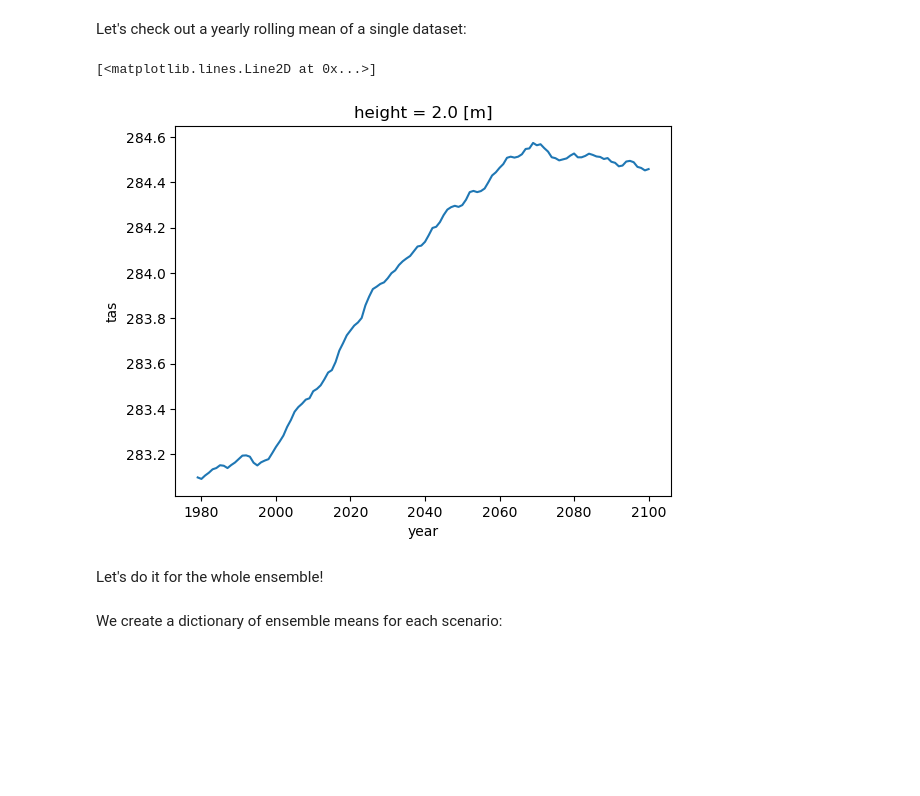
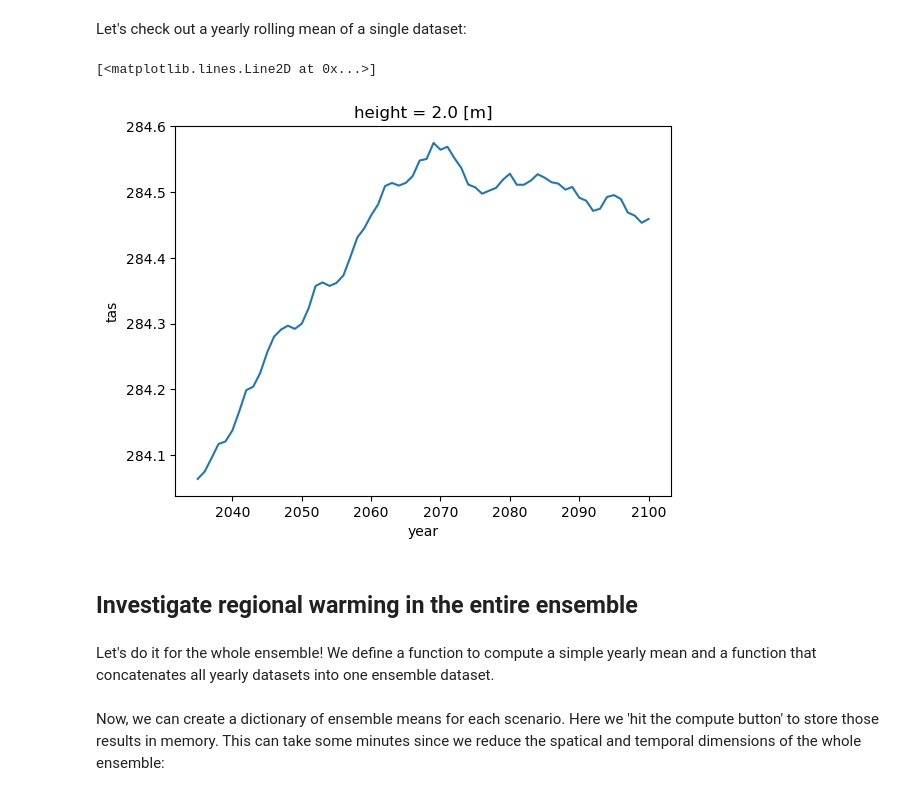
Before and after one commit to WCRP-CORDEX/cordex-tutorials, a Jupyter notebook: tutorials/aws-access.ipynb, the cells around one changed output. Cells and saved outputs as stored; diff of their text form; code cells hidden in the pictures; blank space fills up the shorter version.

```diff
--- a/tutorials/aws-access.ipynb
+++ b/tutorials/aws-access.ipynb
@@ -153,7 +153,9 @@ ds.close()
 # %% [markdown]
 We can also use intake to open a collection of datasets into a dictionary. E.g., to open up all 2m temperature datasets, we search for them in the catalog:
 # %%
-subset = cat.search(variable_id="tas", experiment_id=['historical', 'rcp26', 'rcp45', 'rcp85'])
+subset = cat.search(
+    variable_id="tas", experiment_id=["historical", "rcp26", "rcp45", "rcp85"]
+)
 subset
 # %% [output]
 cordex-cmip5 catalog with 165 dataset(s) from 165 asset(s):
@@ -184,7 +193,7 @@ dsets = subset.to_dataset_dict(
 # %% [markdown]
 There are different numbers of datsets for each scenario. For later computations, it's useful to sort those datasets out. We will also combine scenario data with historical data so we can make a running mean easily.
 # %%
-from collections import defaultdict
+from collections import defaultdict, OrderedDict
 
 import tqdm
 
@@ -205,10 +214,25 @@ def sort_datasets(dsets):
         if hist_id not in dsets.keys():
             print(f"historical not found: {hist_id}")
             continue
-            #results[exp_id][new_id] = v
+            # results[exp_id][new_id] = v
         else:
-            results[exp_id][new_id] = xr.concat([dsets[hist_id][['tas']], ds[['tas']]], dim="time")
+            results[exp_id][new_id] = xr.concat(
+                [dsets[hist_id][["tas"]], ds[["tas"]]], dim="time"
+            )
     return results
 
 
+def sort_datasets(dsets):
+    results = defaultdict(dict)
+    for dset_id, ds in tqdm.tqdm(dsets.items()):
+        exp_id = dset_id.split(".")[4]
+        new_id = dset_id.replace(f"{exp_id}.", "")
+        if exp_id != "historical":
+            ds = ds.sel(time=slice("2006", "2100"))
+        else:
+            ds = ds.sel(time=slice("1950", "2005"))
+        results[exp_id][new_id] = ds
+    return OrderedDict(sorted(results.items()))
+
+
 dsets_sorted = sort_datasets(dsets)
@@ -224,12 +340,16 @@ historical not found: cordex.EUR-11.CLMcom.MIROC-MIROC5.historical.r1i1p1.CCLM4-
 # %% [markdown]
 Let's check out a yearly rolling mean of a single dataset:
 # %%
-dsets_sorted['rcp26']['cordex.EUR-11.CLMcom.ICHEC-EC-EARTH.r12i1p1.CCLM4-8-17.v1.mon'].sel(time=slice("1950", "2100")).groupby("time.year").mean().cf.mean(('X', 'Y')).rolling(year=30).mean().tas.plot()
+dsets_sorted["rcp26"][
+    "cordex.EUR-11.CLMcom.ICHEC-EC-EARTH.r12i1p1.CCLM4-8-17.v1.mon"
+].tas.groupby("time.year").mean().cf.mean(("X", "Y")).rolling(year=30).mean().plot()
 # %% [output]
 [<matplotlib.lines.Line2D at 0x...>]
-[figure, old version]
+[figure, new version]
+# %% [markdown]
+## Investigate regional warming in the entire ensemble
 # %% [markdown]
-Let's do it for the whole ensemble!
+Let's do it for the whole ensemble! We define a function to compute a simple yearly mean and a function that concatenates all yearly datasets into one ensemble dataset.
 # %%
 xr.set_options(keep_attrs=True)
 
@@ -245,5 +370,5 @@ def ensemble_mean(dsets):
 # %% [markdown]
-We create a dictionary of ensemble means for each scenario:
+Now, we can create a dictionary of ensemble means for each scenario. Here we 'hit the compute button' to store those results in memory. This can take some minutes since we reduce the spatical and temporal dimensions of the whole ensemble:
 # %%
 %time ensembles = {exp_id: ensemble_mean(dsets).compute() for exp_id, dsets in dsets_sorted.items()}
 # %% [output]
```
Also changed, not shown: parts of 32 cells of this notebook.
